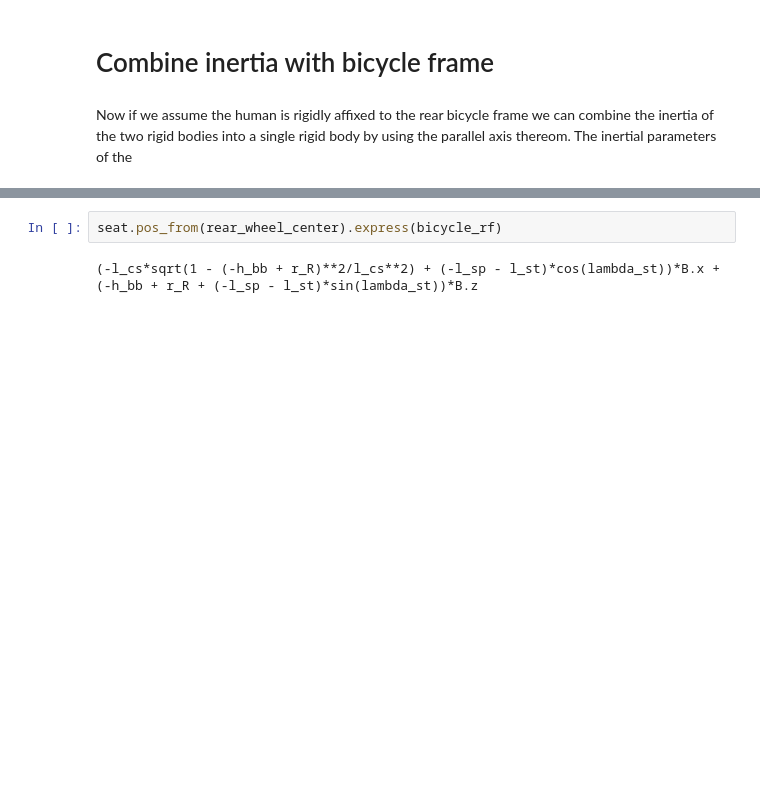
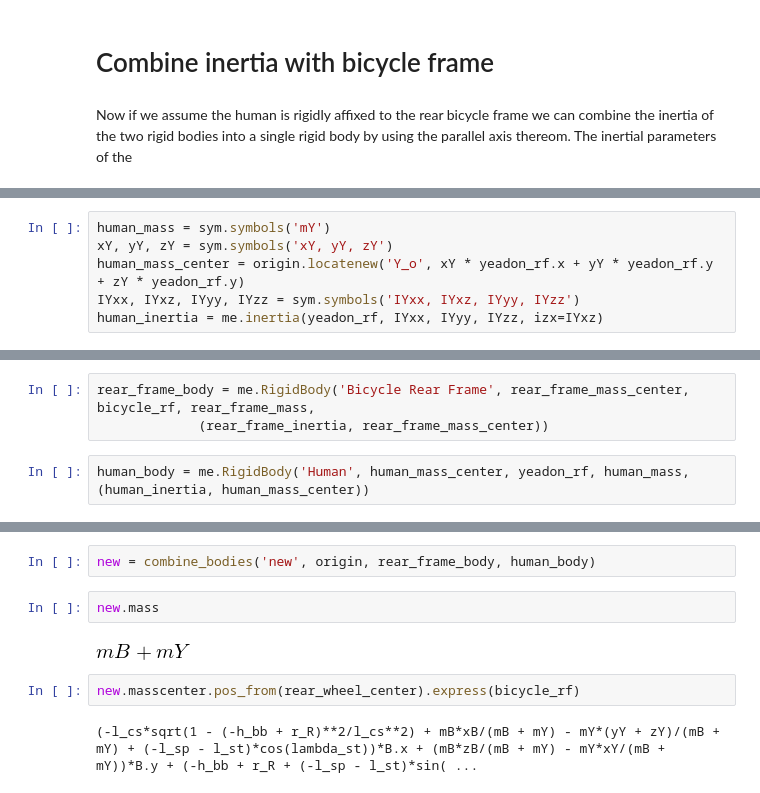
Before and after one commit to chrisdembia/python-yeadon-paper, a Jupyter notebook: src/bicycle_example.ipynb, the cells around one changed output, grey strips where cells are left out. Saved outputs shown, nothing was run; the diff lists cells and outputs as text; blank space fills up the shorter version.

```diff
--- a/src/bicycle_example.ipynb
+++ b/src/bicycle_example.ipynb
@@ -458,0 +548,6 @@ Now if we assume the human is rigidly affixed to the rear bicycle frame we can c
+# %%
+human_mass = sym.symbols('mY')
+xY, yY, zY = sym.symbols('xY, yY, zY')
+human_mass_center = origin.locatenew('Y_o', xY * yeadon_rf.x + yY * yeadon_rf.y + zY * yeadon_rf.y)
+IYxx, IYxz, IYyy, IYzz = sym.symbols('IYxx, IYxz, IYyy, IYzz')
+human_inertia = me.inertia(yeadon_rf, IYxx, IYyy, IYzz, izx=IYxz)
@@ -458,0 +558,5 @@ Now if we assume the human is rigidly affixed to the rear bicycle frame we can c
+# %%
+rear_frame_body = me.RigidBody('Bicycle Rear Frame', rear_frame_mass_center, bicycle_rf, rear_frame_mass,
+             (rear_frame_inertia, rear_frame_mass_center))
+# %%
+human_body = me.RigidBody('Human', human_mass_center, yeadon_rf, human_mass, (human_inertia, human_mass_center))
@@ -459,4 +609,10 @@ Now if we assume the human is rigidly affixed to the rear bicycle frame we can c
+# %%
+new = combine_bodies('new', origin, rear_frame_body, human_body)
+# %%
+new.mass
+# %% [output]
+[figure, added]
 # %%
-seat.pos_from(rear_wheel_center).express(bicycle_rf)
+new.masscenter.pos_from(rear_wheel_center).express(bicycle_rf)
 # %% [output]
-(-l_cs*sqrt(1 - (-h_bb + r_R)**2/l_cs**2) + (-l_sp - l_st)*cos(lambda_st))*B.x + (-h_bb + r_R + (-l_sp - l_st)*sin(lambda_st))*B.z
+(-l_cs*sqrt(1 - (-h_bb + r_R)**2/l_cs**2) + mB*xB/(mB + mY) - mY*(yY + zY)/(mB + mY) + (-l_sp - l_st)*cos(lambda_st))*B.x + (mB*zB/(mB + mY) - mY*xY/(mB + mY))*B.y + (-h_bb + r_R + (-l_sp - l_st)*sin( ...
```
Also changed, not shown: parts of 22 cells of this notebook.
